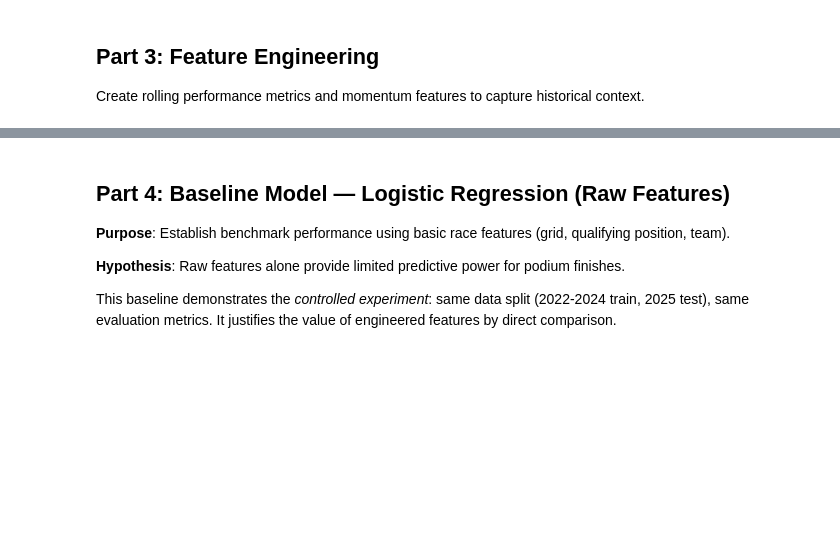
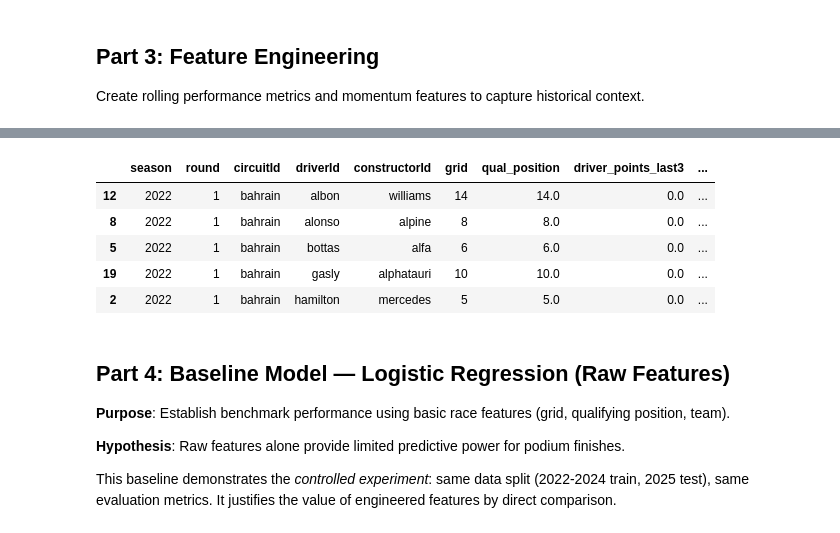
Before and after one commit to yfyuky/F1-Podium-Predictor, a Jupyter notebook: podium_predictor.ipynb, the cells around one changed output, grey strips where cells are left out. Cells and saved outputs as stored; diff of their text form; code cells hidden in the pictures; blank space fills up the shorter version.

```diff
--- a/podium_predictor.ipynb
+++ b/podium_predictor.ipynb
@@ -321,5 +393,14 @@ df_feat shape: (1838, 14)
 df_feat columns: ['season', 'round', 'circuitId', 'driverId', 'constructorId', 'grid', 'qual_position', 'driver_points_last3', 'constructor_points_last3', 'driver_podiums_last3', 'driver_finishpos_las ...
 Saved feature_engineered_dataset.csv
+# %%
+df_feat.head()
+# %% [output]
+|  | season | round | circuitId | driverId | constructorId | grid | qual_position | driver_points_last3 | ... |
+| 12 | 2022 | 1 | bahrain | albon | williams | 14 | 14.0 | 0.0 | ... |
+| 8 | 2022 | 1 | bahrain | alonso | alpine | 8 | 8.0 | 0.0 | ... |
+| 5 | 2022 | 1 | bahrain | bottas | alfa | 6 | 6.0 | 0.0 | ... |
+| 19 | 2022 | 1 | bahrain | gasly | alphatauri | 10 | 10.0 | 0.0 | ... |
+| 2 | 2022 | 1 | bahrain | hamilton | mercedes | 5 | 5.0 | 0.0 | ... |
 # %%
 from sklearn.compose import ColumnTransformer
 from sklearn.preprocessing import OneHotEncoder
```
Also changed, not shown: parts of 17 cells of this notebook, 3 other files.
